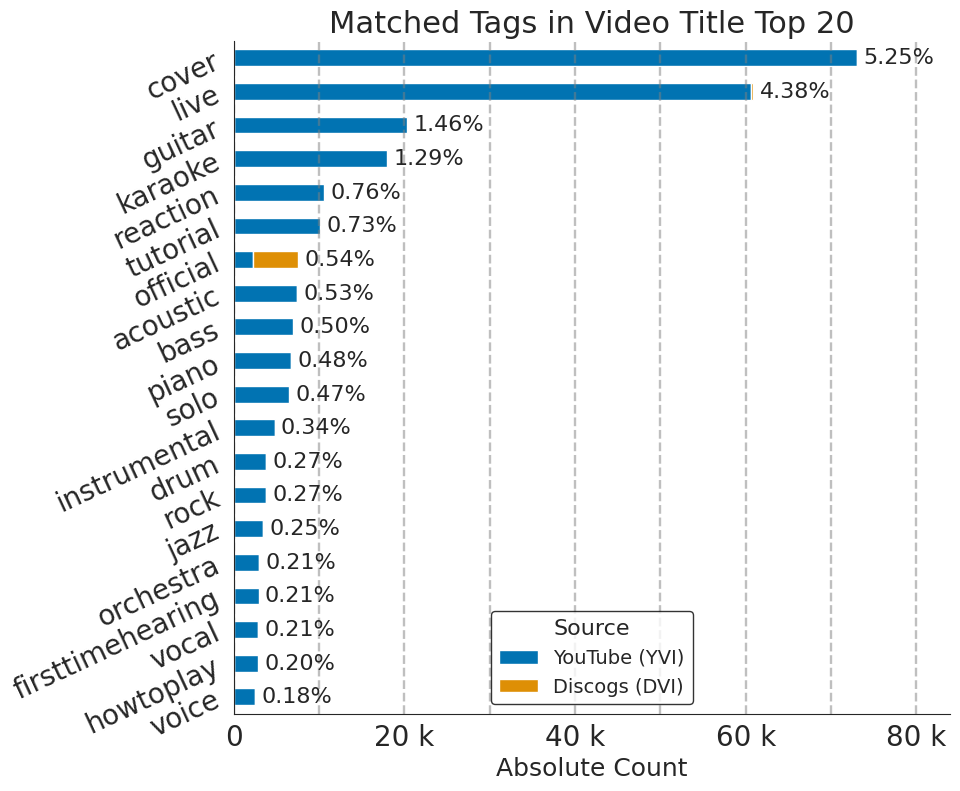
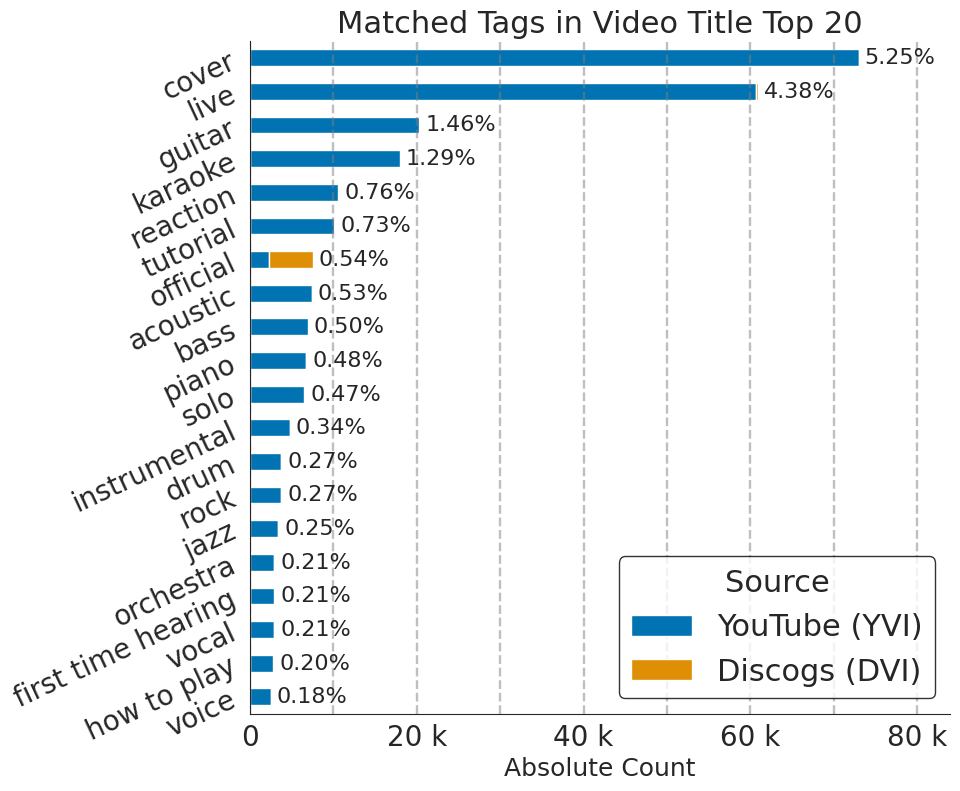
Unified diff of the notebook cell whose output changed from the first chart to the second:
--- before
+++ after
@@ -1,12 +1,2 @@
-import matplotlib.pyplot as plt
-from matplotlib.ticker import EngFormatter
-import seaborn as sns
-
-df["Source"] = df.apply(lambda row: "Discogs (DVI)" if row.dvi else "YouTube (YVI)", axis=1)
-
-sns.set_palette("colorblind")
-sns.set_style(style="white")
-
-
 import matplotlib.pyplot as plt
 from matplotlib.ticker import EngFormatter
@@ -15,6 +5,8 @@
 import numpy as np
 
+df["Source"] = df.apply(lambda row: "Discogs (DVI)" if row.dvi else "YouTube (YVI)", axis=1)
+
 sns.set_palette("colorblind")
-sns.set_style("white")
+sns.set_style(style="white")
 
 
@@ -26,7 +18,18 @@
     """
 
+    # --- helper for y-axis label formatting only ---
+    def format_yaxis_label(label):
+        label = str(label)
+        label = label.replace("firsttimehearing", "first time hearing")
+        label = label.replace("howtoplay", "how to play")
+        # bold + italics
+        return rf"$\mathit{{\mathbf{{{label}}}}}$"
+
     # --- explode lists into rows ---
     exploded = df.explode(label_name)
-
+    exploded[label_name] = exploded[label_name].replace({
+        "firsttimehearing": "first time hearing",
+        "howtoplay": "how to play"
+    })
     # --- compute counts ---
     if hue is None:
@@ -35,19 +38,16 @@
     else:
         counts = exploded.groupby([label_name, hue]).size().unstack(fill_value=0)
-
-        # reverse column order for visual consistency
-        counts = counts[counts.columns[::-1]]
-
-        # top-n filtering before computing overall counts
+        counts = counts[counts.columns[::-1]]  # reverse columns
         if top_n:
             top_labels = counts.sum(axis=1).sort_values(ascending=False).head(top_n).index
             counts = counts.loc[top_labels]
-
         overall_counts = counts.sum(axis=1)
 
-    # --- handle top_n when hue is None ---
     if hue is None and top_n:
         counts = counts.head(top_n)
         overall_counts = counts
+
+    # --- apply formatting only to y-axis labels ---
+    overall_counts.index = [format_yaxis_label(l) for l in overall_counts.index]
 
     # --- compute relative percentages ---
@@ -63,5 +63,4 @@
     else:
         if stacked:
-            # stacked bars using pandas
             palette = sns.color_palette("colorblind", n_colors=len(counts.columns))
             counts.plot(
@@ -73,5 +72,4 @@
             )
         else:
-            # grouped bars using seaborn
             plot_df = counts.reset_index().melt(id_vars=label_name, var_name=hue, value_name='count')
             sns.barplot(
@@ -85,9 +83,9 @@
             )
 
-    # --- add vertical grid lines ---
+    # --- vertical grid lines ---
     for xtick in ax.get_xticks():
         ax.axvline(x=xtick, color='gray', linestyle='--', linewidth=1.7, alpha=0.5)
 
-    # --- add percentage labels ---
+    # --- percentage labels ---
     max_val = overall_counts.max()
     for i, (abs_val, rel_val) in enumerate(zip(overall_counts.values, relative.values)):
@@ -101,6 +99,4 @@
     plt.yticks(rotation=25)
     plt.ylabel("")
-
-    # --- tidy up ---
     ax.spines['top'].set_visible(False)
     ax.spines['right'].set_visible(False)
@@ -109,10 +105,10 @@
     if hue is not None:
         ax.legend(
-            title=hue,
-            loc='best',
-            frameon=True,
-            edgecolor='black',
-            fontsize=14,
-            title_fontsize=16
+            title=hue,              # legend title
+            loc='lower right',      # lower right corner
+            frameon=True,           # draw frame around legend
+            edgecolor='black',      # frame edge color
+            fontsize=22,            # font size of legend entries
+            title_fontsize=22       # font size of legend title
         )
 
@@ -120,9 +116,7 @@
     title_name = label_name.split("_")[-1].title()
     plt.tight_layout()
-
     if out_file:
         plt.savefig(out_file, format='pdf', bbox_inches='tight')
         print(f"Saved PDF: {out_file}")
-
     ax.set_title(f"Matched Tags in Video {title_name} Top {top_n}", fontsize=22)
     plt.show()

Commit: with tag curation analysis